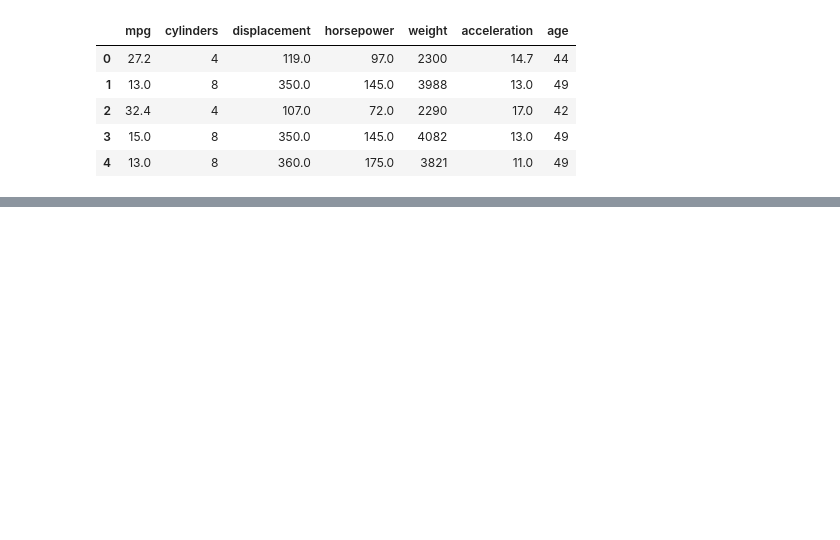
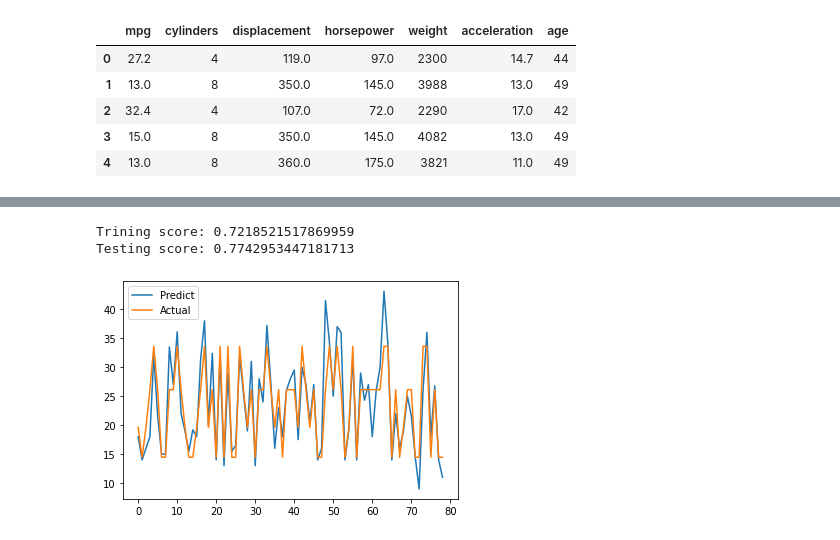
Before and after one commit to nadavWeisler/AutomobileMpgLinearRegression, a Jupyter notebook: multipleRegressionModels.ipynb, the cells around one changed output, grey strips where cells are left out. Saved outputs shown, nothing was run; the diff lists cells and outputs as text; code cells hidden in the pictures; blank space fills up the shorter version.

```diff
--- a/multipleRegressionModels.ipynb
+++ b/multipleRegressionModels.ipynb
@@ -171,0 +209,11 @@ Testing score: 0.7250728261848884
+# %%
+def desicion_tree_regression(X, y, max_depth=2):
+    return DecisionTreeRegressor(max_depth=max_depth).fit(X, y)
+# %%
+result_dict['mpg - kitchen sink decision tree'] = build_model(desicion_tree_regression, 'mpg', [
+    'weight', 'horsepower', 'cylinders', 'displacement', 'acceleration',
+], automobile_df, show_plot_y=True)
+# %% [output]
+Trining score: 0.7218521517869959
+Testing score: 0.7742953447181713
+[figure, added]
```
Also changed, not shown: parts of 21 cells of this notebook.
